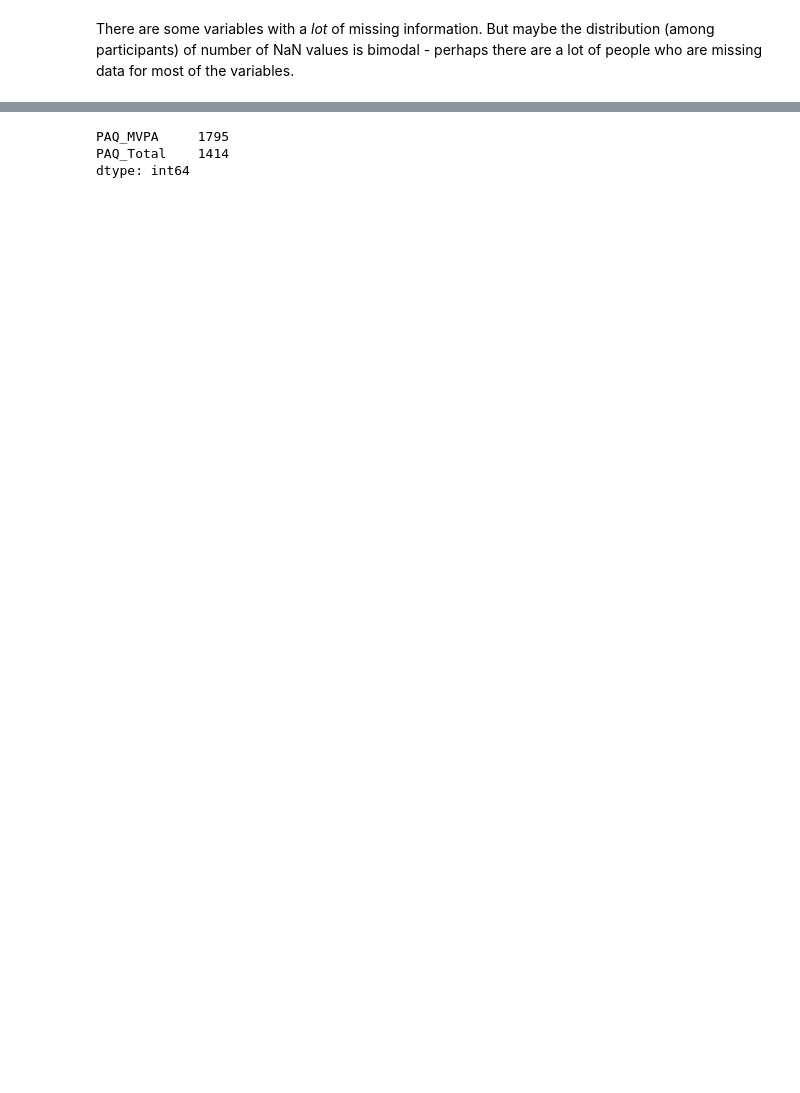
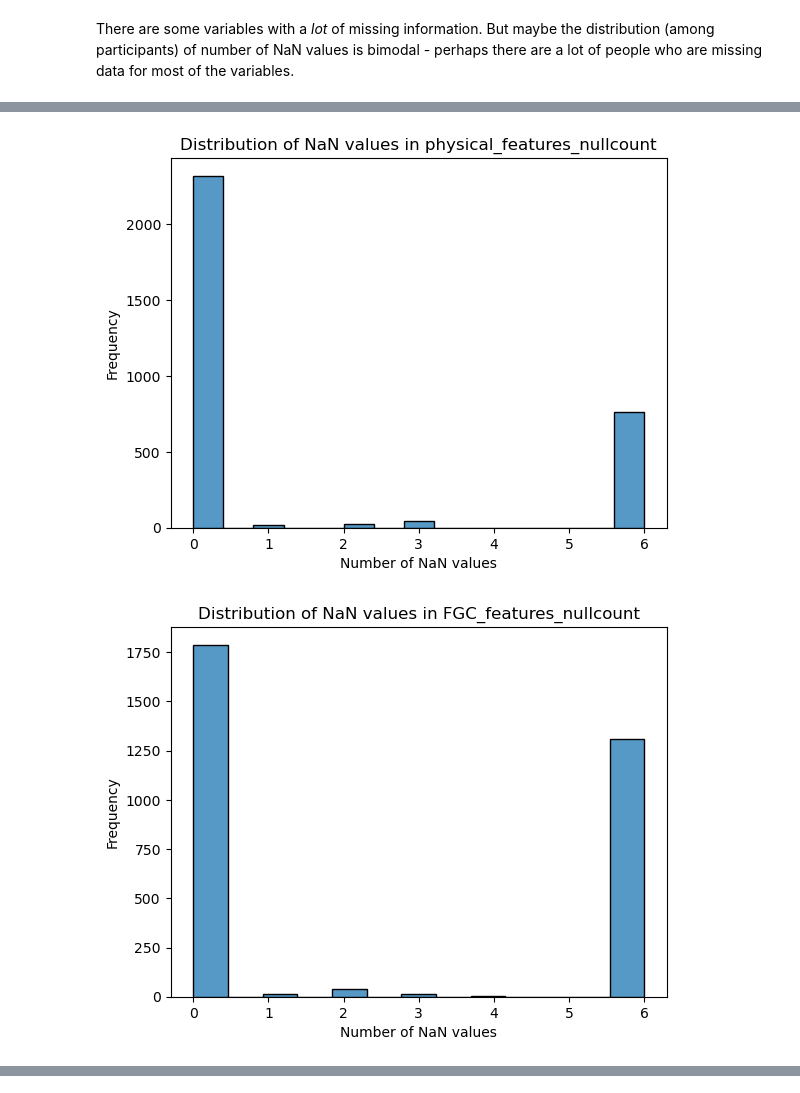
Before and after one commit to aarondweinberg/CMI_problematic_internet_use, a Jupyter notebook: EDA_AW.ipynb, the cells around one changed output, grey strips where cells are left out. Cells and saved outputs as stored; diff of their text form; code cells hidden in the pictures; blank space fills up the shorter version.

```diff
--- a/EDA_AW.ipynb
+++ b/EDA_AW.ipynb
@@ -262,11 +237,24 @@ PreInt_features = ['PreInt_EduHx-computerinternet_hoursday']
 # %%
 # Create a new variable that counts the number of NaN values among variables in the physical_features list
 train_cleaned['physical_features_nullcount'] = train_cleaned[physical_features].isnull().sum(axis=1)
 train_cleaned['FGC_features_nullcount'] = train_cleaned[FGC_features].isnull().sum(axis=1)
+train_cleaned['FGC_GS_features_nullcount'] = train_cleaned[FGC_GS_features].isnull().sum(axis=1)
 train_cleaned['BIA_features_nullcount'] = train_cleaned[BIA_features].isnull().sum(axis=1)
 train_cleaned['PAQ_features_nullcount'] = train_cleaned[PAQ_features].isnull().sum(axis=1)
 train_cleaned['SDS_features_nullcount'] = train_cleaned[SDS_features].isnull().sum(axis=1)
 train_cleaned['fitness_features_nullcount'] = train_cleaned[fitness_features].isnull().sum(axis=1)
 train_cleaned['Basic_features_nullcount'] = train_cleaned[Basic_features].isnull().sum(axis=1)
 train_cleaned['ENMO_features_nullcount'] = train_cleaned[ENMO_features].isnull().sum(axis=1)
 train_cleaned['PreInt_features_nullcount'] = train_cleaned[PreInt_features].isnull().sum(axis=1)
+
+# Make a set of histograms for each variable that ends in '_nullcount'
+for feature in train_cleaned.columns:
+    if feature.endswith('_nullcount'):
+        sns.histplot(train_cleaned[feature])
+        plt.xlabel('Number of NaN values')
+        plt.ylabel('Frequency')
+        plt.title('Distribution of NaN values in ' + feature)
+        plt.show()
+# %% [output]
+[figure, added]
+[figure, added]
@@ -273,7 +268,0 @@ train_cleaned['PreInt_features_nullcount'] = train_cleaned[PreInt_features].isnu
-# %%
-# List the number of NaN values for each variable
-train_cleaned[PAQ_features].isnull().sum().sort_values(ascending=False)
-# %% [output]
-PAQ_MVPA     1795
-PAQ_Total    1414
-dtype: int64
```
Also changed, not shown: parts of 35 cells of this notebook, 1 other file.
